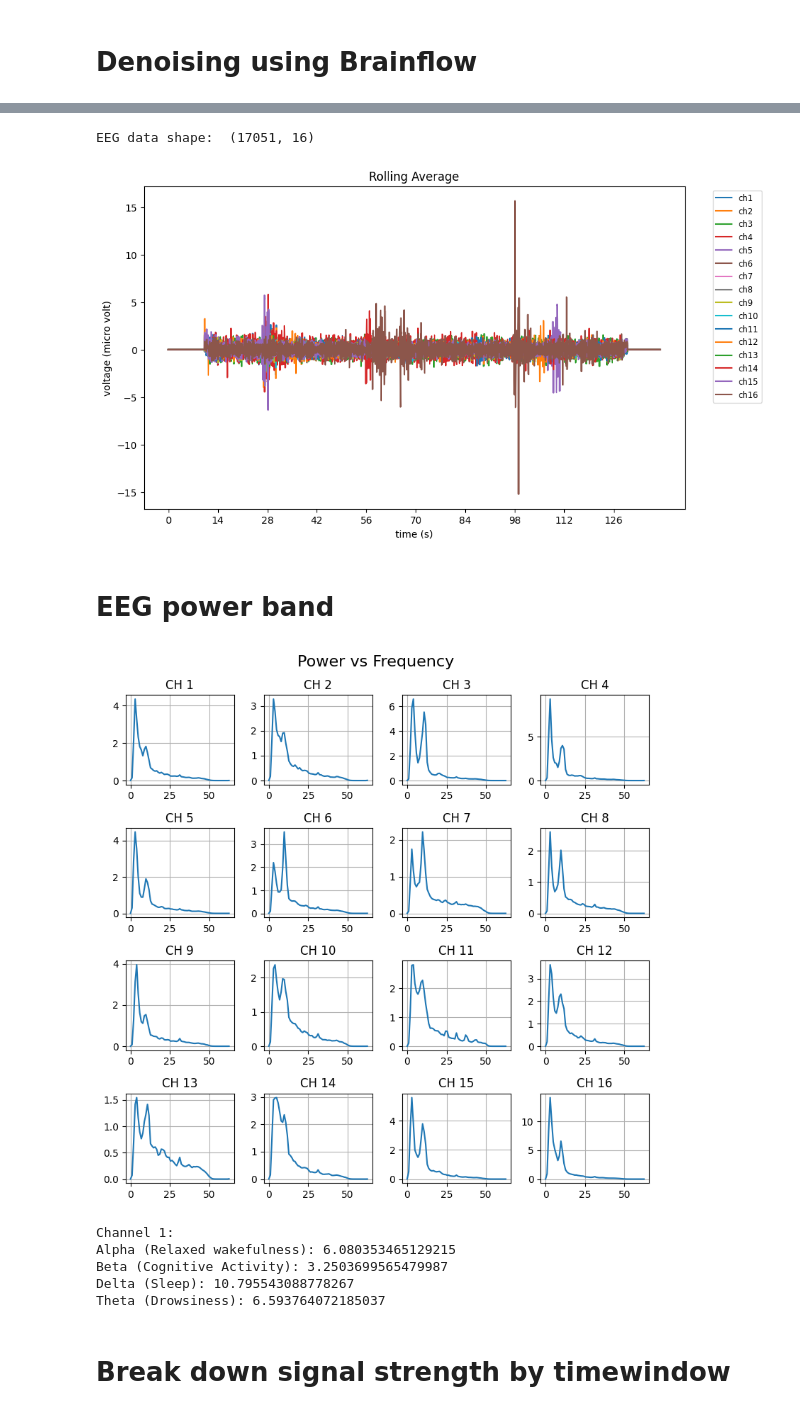
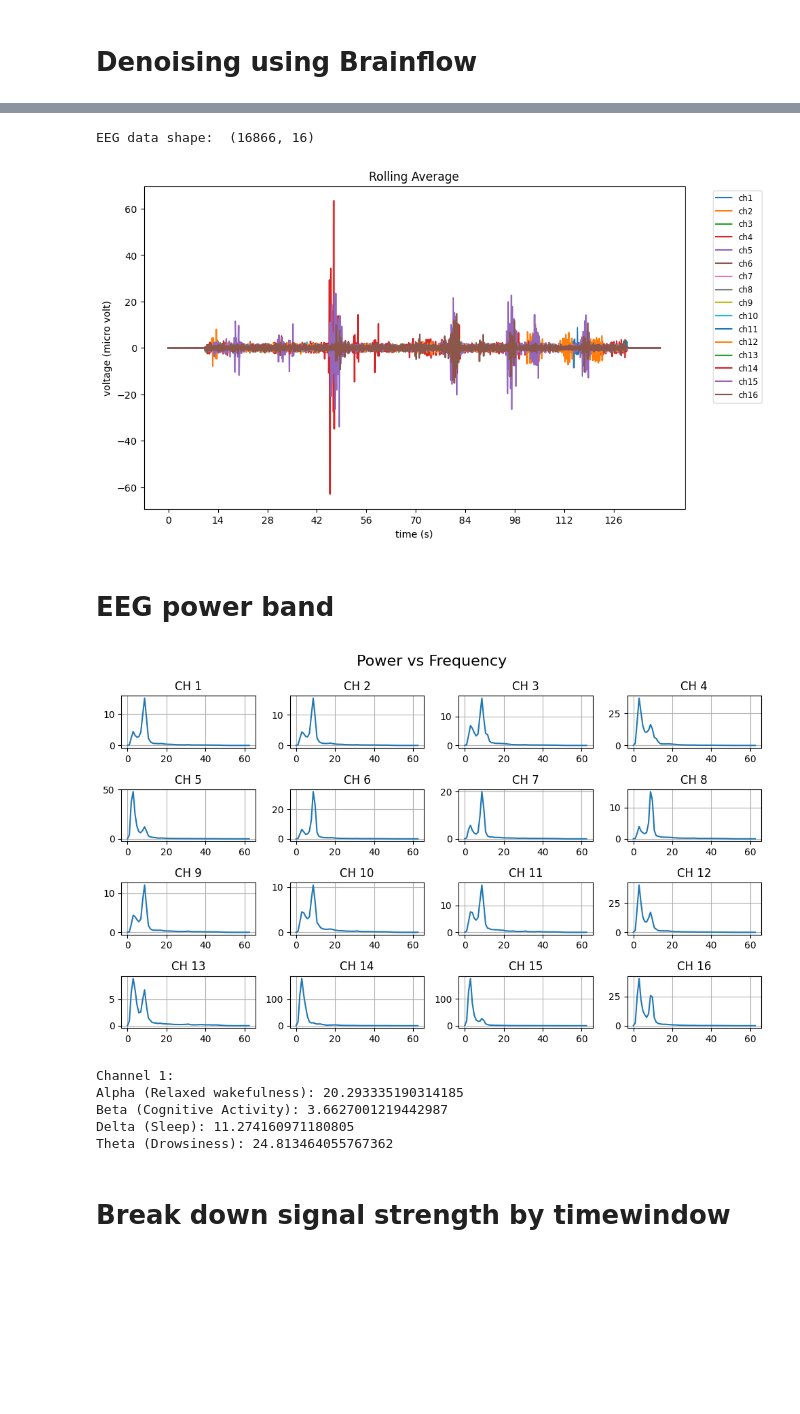
Before and after one commit to ForMyCat/Digital_self, a Jupyter notebook: scripts/EEG Visualization.ipynb, the cells around one changed output, grey strips where cells are left out. Saved outputs shown, nothing was run; the diff lists cells and outputs as text; code cells hidden in the pictures; blank space fills up the shorter version.

```diff
--- a/scripts/EEG Visualization.ipynb
+++ b/scripts/EEG Visualization.ipynb
@@ -4,11 +4,12 @@ import matplotlib.pyplot as plt
 import numpy as np
 from scipy.signal import find_peaks
 
-openbci_datapath = '/home/hxiong/Desktop/Research/Digital_self/data/OpenBCI_data/2024-10-24-tianwen-11tests/OpenBCISession_2024-10-24_tianwen_11tests/OpenBCI-RAW-2024-10-24_15-18-27.txt'
+import pandas as pd
+
+openbci_datapath = '/home/hxiong/Desktop/Research/Digital_self/data/OpenBCI_data/OpenBCISession_2024-11-25_15-49-54/OpenBCI-RAW-2024-11-25_16-07-21.txt'
 sample_rate = 125
 data_raw = pd.read_csv(openbci_datapath, sep=",", header=6, index_col=False, names=["Sample Index", "ch0", "ch1", "ch2", "ch3", "ch4", "ch5", "ch6", "ch7", "ch8", "ch9", "ch10", "ch11", "ch12", "ch13", "ch14", "ch15", "Accel Channel 0", "Accel Channel 1", "Accel Channel 2", "Not Used", "Digital Channel 0 (D11)", "Digital Channel 1 (D12)", "Digital Channel 2 (D13)", "Digital Channel 3 (D17)", "Not Used 2", "Digital Channel 4 (D18)", "Analog Channel 0", "Analog Channel 1", "Analog Channel 2", "Timestamp", "Marker", "Timestamp (Formatted)"])
 data_raw.drop(labels = ['Not Used','Not Used 2'], inplace = True, axis = 1)
-# data_raw = data_raw[:][10*sample_rate:] #treat the first 20 seconds as noise, remove
 data_raw.reset_index(inplace=True, drop=True)
 print("OpenBCI data shape: ", data_raw.shape)
 print(data_raw.columns)
@@ -189,8 +196,8 @@ for count, channel in enumerate(eeg_channels):
 
 plot_EEG_vs_time(EEG_data_avg, title='Rolling Average')
 # %% [output]
-EEG data shape:  (17051, 16)
+EEG data shape:  (16866, 16)
-[figure, old version]
+[figure, new version]
 # %% [markdown]
 # EEG power band
 # %%
@@ -235,36 +242,36 @@ power_band_test = np.ascontiguousarray(power_band_test)
 # print(power_band_test.shape)
 band_power_list, freq_range_list = get_band_power(power_band_test)
 # %%
-fig, axs = plt.subplots(4, 4, figsize=(8, 8))
+fig, axs = plt.subplots(4, 4, figsize=(10, 6))
 
 cc = 0
 for i in range(4):
     for j in range(4):
         axs[i, j].plot(freq_range_list[cc], band_power_list[cc])
         axs[i, j].set_title(f'CH {cc+1}')
         axs[i, j].grid()
         cc += 1
 
 fig.suptitle('Power vs Frequency', fontsize=16)
 plt.tight_layout()
 plt.show()
 psd = (band_power_list[0], freq_range_list[0])
 alpha = DataFilter.get_band_power(psd, 8.0, 13.0)
 beta = DataFilter.get_band_power(psd, 13.0, 20.0)
 delta = DataFilter.get_band_power(psd, 0.0, 4.0)
 theta = DataFilter.get_band_power(psd, 4.0, 8.0)
 print('Channel 1:')
 print('Alpha (Relaxed wakefulness):',alpha)
 print('Beta (Cognitive Activity):',beta)
 print('Delta (Sleep):',delta)
 print('Theta (Drowsiness):',theta)
 # %% [output]
-[figure, old version]
+[figure, new version]
 Channel 1:
-Alpha (Relaxed wakefulness): 6.080353465129215
-Beta (Cognitive Activity): 3.2503699565479987
-Delta (Sleep): 10.795543088778267
-Theta (Drowsiness): 6.593764072185037
+Alpha (Relaxed wakefulness): 20.293335190314185
+Beta (Cognitive Activity): 3.6627001219442987
+Delta (Sleep): 11.274160971180805
+Theta (Drowsiness): 24.813464055767362
 # %% [markdown]
 # Break down signal strength by timewindow
 # %% [markdown]
```
Also changed, not shown: parts of 17 cells of this notebook, 5 other files.
